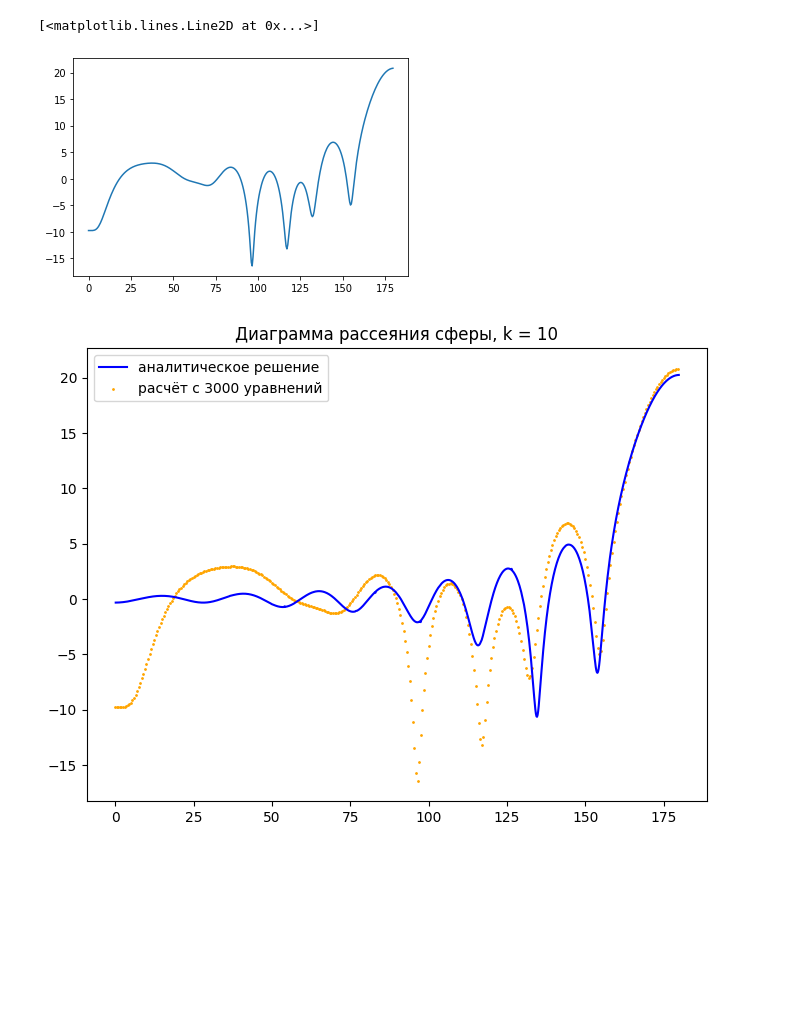
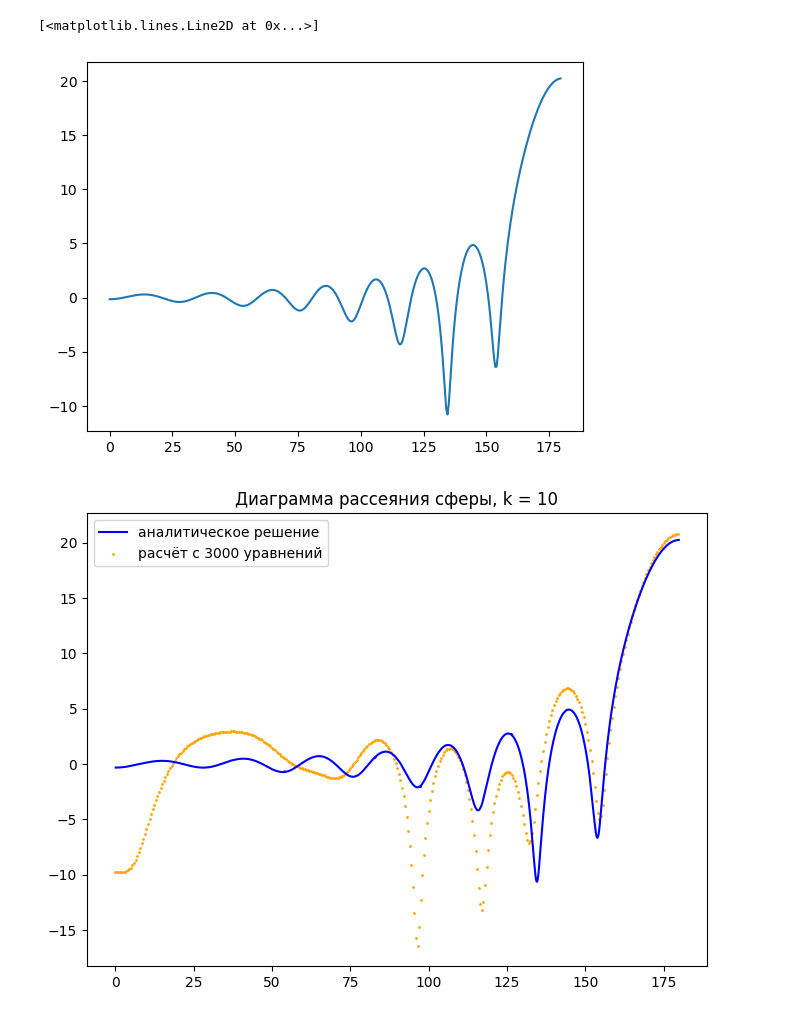
Before and after one commit to vnebelunka/SiriusSam, a Jupyter notebook: plot.ipynb, the cells around one changed output. Cells and saved outputs as stored; diff of their text form; code cells hidden in the pictures; blank space fills up the shorter version.

```diff
--- a/plot.ipynb
+++ b/plot.ipynb
@@ -4,14 +4,14 @@ import re
 import matplotlib.pyplot as plt
 import pandas as pd
 # %%
-data = np.loadtxt("./calcs/sigma.txt")
+data = np.loadtxt("./logs/sigma.txt")
 x = data[0]
 y = data[1]
 sigma = 10 * np.log10(y / np.pi)
 plt.plot(x, sigma)
 # %% [output]
 [<matplotlib.lines.Line2D at 0x...>]
-[figure, old version]
+[figure, new version]
 # %%
 d_3k = 0.24271
 d_6k = 0.221561
```
Also changed, not shown: 2 other files.
